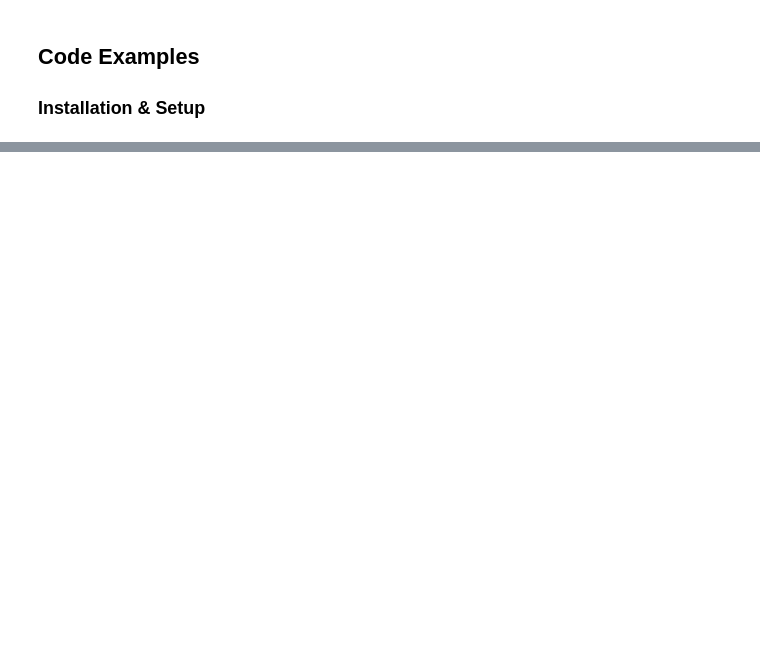
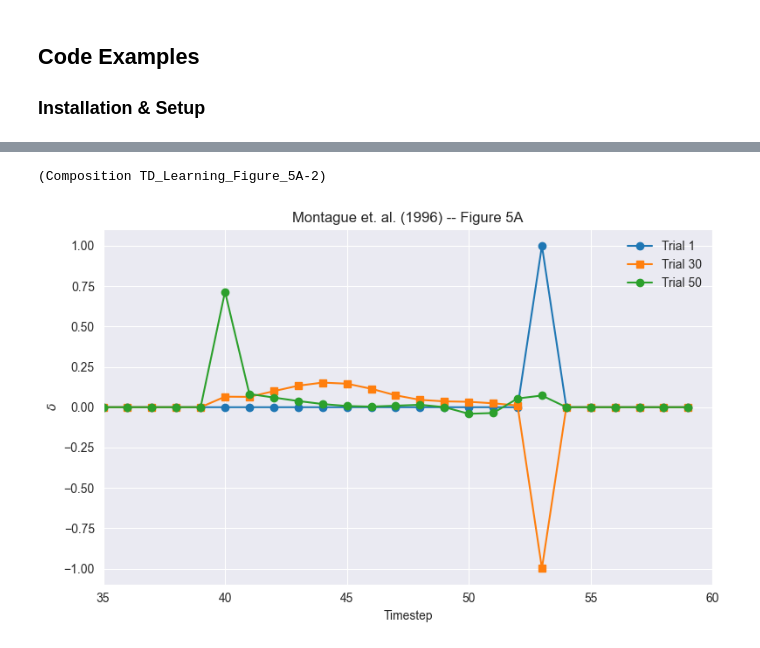
Before and after one commit to younesStrittmatter/502B, a Jupyter notebook: book/content/Reinforcement Learning/notebooks/1 Reinforcement Learning.ipynb, the cells around one changed output, grey strips where cells are left out. Saved outputs shown, nothing was run; the diff lists cells and outputs as text; code cells hidden in the pictures; blank space fills up the shorter version.

```diff
--- a/book/content/Reinforcement Learning/notebooks/1 Reinforcement Learning.ipynb
+++ b/book/content/Reinforcement Learning/notebooks/1 Reinforcement Learning.ipynb
@@ -59,0 +282,41 @@ In this lab, we will be recreating the model of mesolimbic dopamine cell activit
+# %%
+comp = comp
+# %%
+# Build Stimuli and Targets
+samples, targets = build_stimulus(n_trials, n_time_steps, no_reward_trials)
+
+learning_pathway = comp.pathways[0]
+learning_components = learning_pathway.learning_components
+
+prediction_error_mechanism = learning_components[pnl.OBJECTIVE_MECHANISM]
+prediction_error_mechanism.log.set_log_conditions(pnl.VALUE)
+
+target_mechanism = learning_components[pnl.TARGET_MECHANISM]
+
+input_dict = {
+    sample_mechanism: samples,
+    target_mechanism: targets
+}
+
+comp.learn(inputs=input_dict, context='execid')
+# %% [output]
+(Composition TD_Learning_Figure_5A-2)
+# %%
+# Get Delta Values from Log
+delta_vals = prediction_error_mechanism.log.nparray_dictionary()['execid'][pnl.VALUE]
+
+# Plot Delta Values form trials 1, 30, and 50
+t_start = 35
+fig = plt.figure(figsize=(8, 5))
+plt.plot(delta_vals[0][0], "-o", label="Trial 1")
+plt.plot(delta_vals[29][0], "-s", label="Trial 30")
+plt.plot(delta_vals[49][0], "-o", label="Trial 50")
+plt.title("Montague et. al. (1996) -- Figure 5A")
+plt.xlabel("Timestep")
+plt.ylabel(r"$\delta$")
+plt.legend(frameon=False)
+plt.xlim([t_start, n_time_steps])
+plt.xticks()
+fig.tight_layout()
+# %% [output]
+[figure, added]
```
Also changed, not shown: parts of 14 cells of this notebook, 2 other files.
